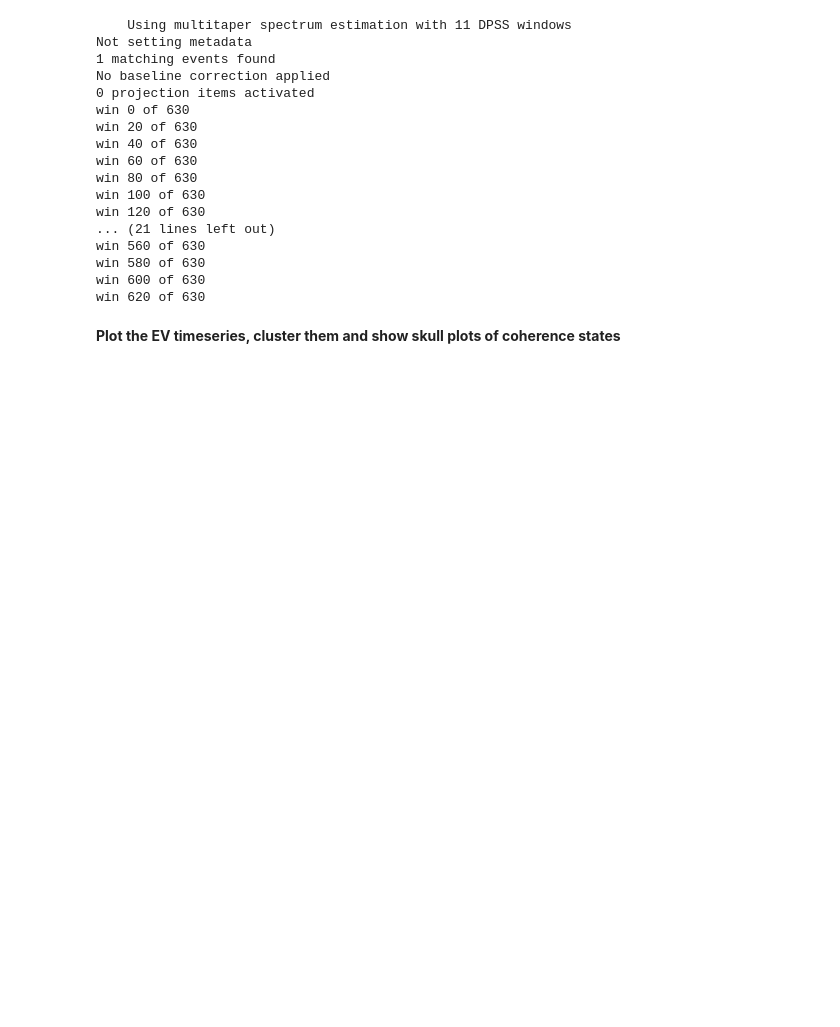
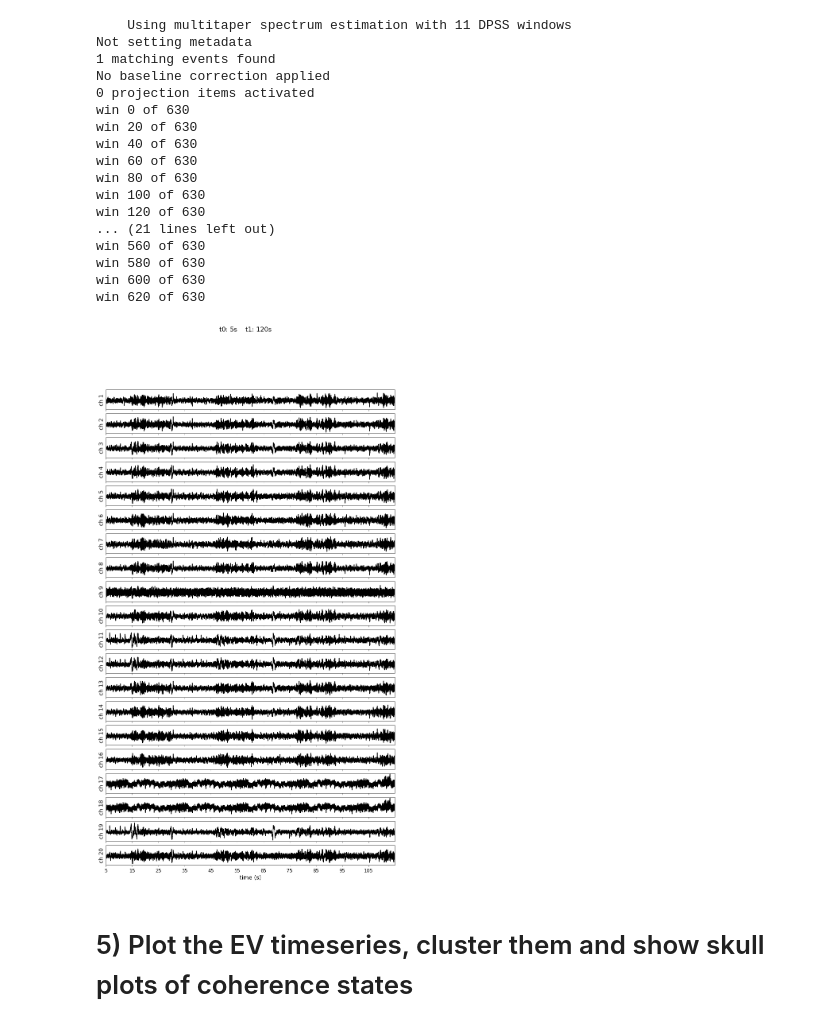
Before and after one commit to AraiKensuke/GCoh, a Jupyter notebook: cluster_eeg_gcoh.ipynb, the cells around one changed output. Drawn from its saved outputs; the diff is of its cells as text; code cells hidden in the pictures; blank space fills up the shorter version.

```diff
--- a/cluster_eeg_gcoh.ipynb
+++ b/cluster_eeg_gcoh.ipynb
@@ -158,8 +208,12 @@ win 560 of 630
 win 580 of 630
 win 600 of 630
 win 620 of 630
+# %%
+showEEG(5, 120, 10)
+# %% [output]
+[figure, added]
 # %% [markdown]
-**Plot the EV timeseries, cluster them and show skull plots of coherence states**
+# 5) Plot the EV timeseries, cluster them and show skull plots of coherence states
 # %%
 from GCoh.eeg_util import find_GMM_labels
 
```
Also changed, not shown: parts of 8 cells of this notebook.
